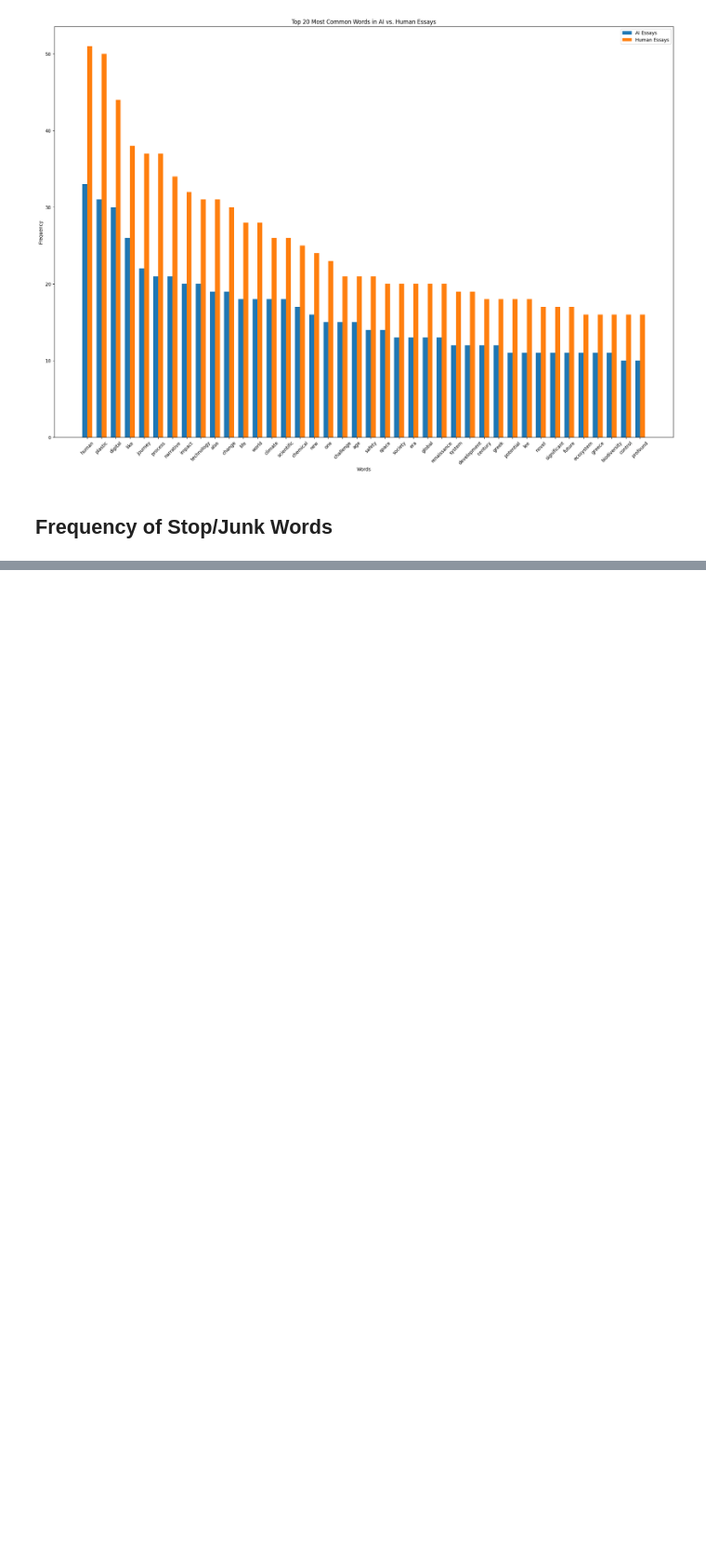
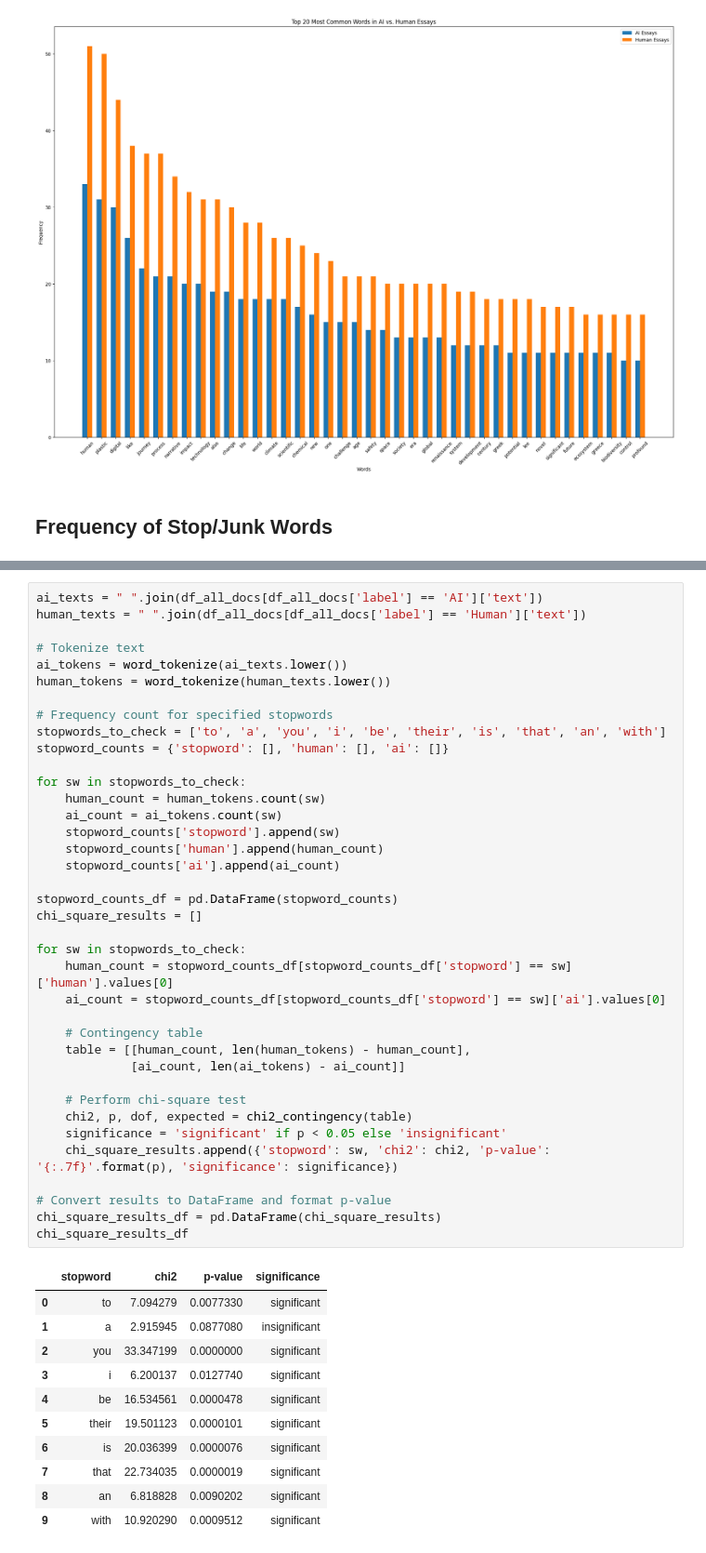
Before and after one commit to BroganDev21/Senior-Project, a Jupyter notebook: SeniorProject.ipynb, the cells around one changed output, grey strips where cells are left out. Shown at 93% size. Drawn from its saved outputs; the diff is of its cells as text; blank space fills up the shorter version.

```diff
--- a/SeniorProject.ipynb
+++ b/SeniorProject.ipynb
@@ -426,0 +486,50 @@ plt.show()
+# %%
+ai_texts = " ".join(df_all_docs[df_all_docs['label'] == 'AI']['text'])
+human_texts = " ".join(df_all_docs[df_all_docs['label'] == 'Human']['text'])
+
+# Tokenize text
+ai_tokens = word_tokenize(ai_texts.lower())
+human_tokens = word_tokenize(human_texts.lower())
+
+# Frequency count for specified stopwords
+stopwords_to_check = ['to', 'a', 'you', 'i', 'be', 'their', 'is', 'that', 'an', 'with']
+stopword_counts = {'stopword': [], 'human': [], 'ai': []}
+
+for sw in stopwords_to_check:
+    human_count = human_tokens.count(sw)
+    ai_count = ai_tokens.count(sw)
+    stopword_counts['stopword'].append(sw)
+    stopword_counts['human'].append(human_count)
+    stopword_counts['ai'].append(ai_count)
+
+stopword_counts_df = pd.DataFrame(stopword_counts)
+chi_square_results = []
+
+for sw in stopwords_to_check:
+    human_count = stopword_counts_df[stopword_counts_df['stopword'] == sw]['human'].values[0]
+    ai_count = stopword_counts_df[stopword_counts_df['stopword'] == sw]['ai'].values[0]
+
+    # Contingency table
+    table = [[human_count, len(human_tokens) - human_count],
+             [ai_count, len(ai_tokens) - ai_count]]
+
+    # Perform chi-square test
+    chi2, p, dof, expected = chi2_contingency(table)
+    significance = 'significant' if p < 0.05 else 'insignificant'
+    chi_square_results.append({'stopword': sw, 'chi2': chi2, 'p-value': '{:.7f}'.format(p), 'significance': significance})
+
+# Convert results to DataFrame and format p-value
+chi_square_results_df = pd.DataFrame(chi_square_results)
+chi_square_results_df
+# %% [output]
+|  | stopword | chi2 | p-value | significance |
+| 0 | to | 7.094279 | 0.0077330 | significant |
+| 1 | a | 2.915945 | 0.0877080 | insignificant |
+| 2 | you | 33.347199 | 0.0000000 | significant |
+| 3 | i | 6.200137 | 0.0127740 | significant |
+| 4 | be | 16.534561 | 0.0000478 | significant |
+| 5 | their | 19.501123 | 0.0000101 | significant |
+| 6 | is | 20.036399 | 0.0000076 | significant |
+| 7 | that | 22.734035 | 0.0000019 | significant |
+| 8 | an | 6.818828 | 0.0090202 | significant |
+| 9 | with | 10.920290 | 0.0009512 | significant |
```
Also changed, not shown: parts of 4 cells of this notebook.
